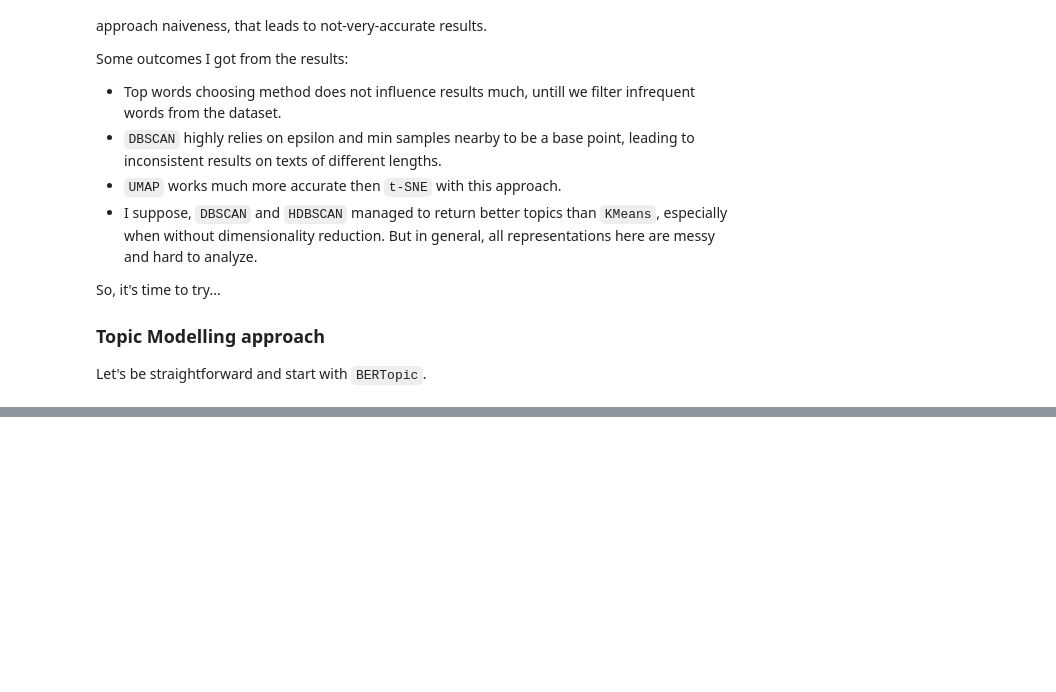
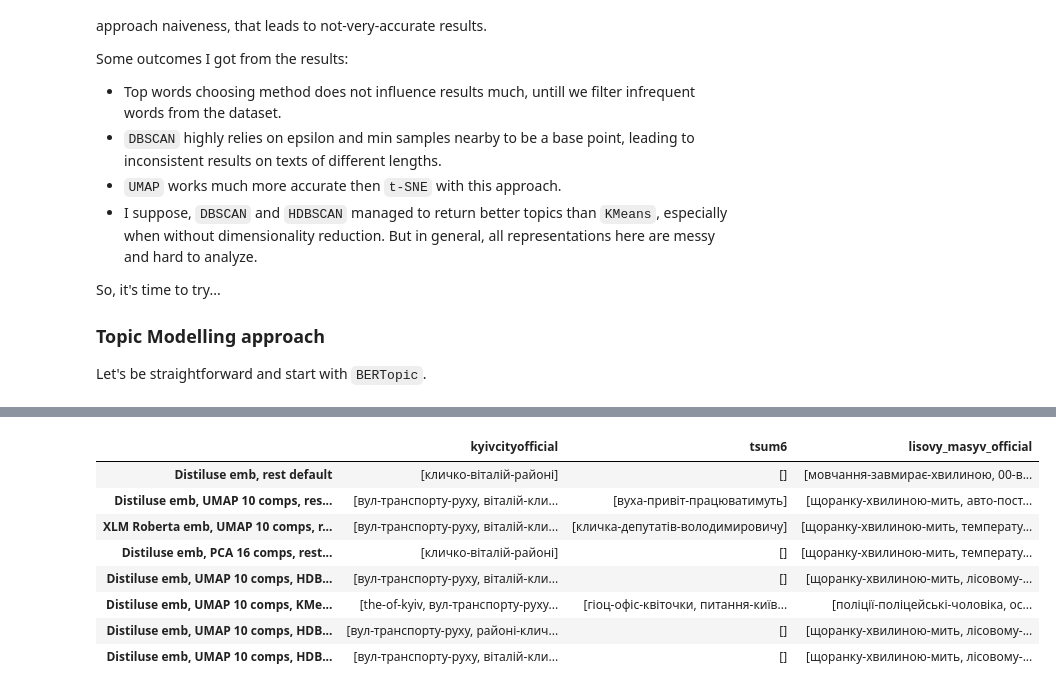
Before and after one commit to PrometheusUA/iasa_nlp_course, a Jupyter notebook: Lecture_7/homework/topic_modelling_shevtsov.ipynb, the cells around one changed output, grey strips where cells are left out. Saved outputs shown, nothing was run; the diff lists cells and outputs as text; code cells hidden in the pictures; blank space fills up the shorter version.

```diff
--- a/Lecture_7/homework/topic_modelling_shevtsov.ipynb
+++ b/Lecture_7/homework/topic_modelling_shevtsov.ipynb
@@ -646,7 +646,7 @@ sets_to_test = {
             verbose=False
         ),
     },
-    'Distiluse emb, UMAP 10 comps, HDBSCAN 15 cluster size rest default': {
+    'Distiluse emb, UMAP 10 comps, HDBSCAN 15 min cluster size, rest default': {
         'topic_model': BERTopic(
             embedding_model="sentence-transformers/distiluse-base-multilingual-cased-v2",
             umap_model = UMAP(n_neighbors=5, n_components=10, min_dist=0.0, metric='cosine', random_state=155),
@@ -654,15 +654,15 @@ sets_to_test = {
             verbose=False
         ),
     },
-    'Distiluse emb, UMAP 10 comps, HDBSCAN 15 cluster size rest default': {
+    'Distiluse emb, UMAP 10 comps, KMeans 10 clusters, rest default': {
         'topic_model': BERTopic(
             embedding_model="sentence-transformers/distiluse-base-multilingual-cased-v2",
             umap_model = UMAP(n_neighbors=5, n_components=10, min_dist=0.0, metric='cosine', random_state=155),
-            hdbscan_model = KMeans(n_clusters=20),
+            hdbscan_model = KMeans(n_clusters=10),
             verbose=False
         ),
     },
-    'Distiluse emb, UMAP 10 comps, HDBSCAN 15 cluster size, c-TF-IDF reduces frequent words, rest default': {
+    'Distiluse emb, UMAP 10 comps, HDBSCAN 15 min cluster size, c-TF-IDF reduces frequent words, rest default': {
         'topic_model': BERTopic(
             embedding_model="sentence-transformers/distiluse-base-multilingual-cased-v2",
             umap_model = UMAP(n_neighbors=5, n_components=10, min_dist=0.0, metric='cosine', random_state=155),
@@ -671,7 +671,7 @@ sets_to_test = {
             verbose=False
         ),
     },
-    'Distiluse emb, UMAP 10 comps, HDBSCAN 15 cluster size, c-TF-IDF + bm25, rest default': {
+    'Distiluse emb, UMAP 10 comps, HDBSCAN 15 min cluster size, c-TF-IDF + bm25, rest default': {
         'topic_model': BERTopic(
             embedding_model="sentence-transformers/distiluse-base-multilingual-cased-v2",
             umap_model = UMAP(n_neighbors=5, n_components=10, min_dist=0.0, metric='cosine', random_state=155),
@@ -680,16 +680,16 @@ sets_to_test = {
             verbose=False
         ),
     },
-    'Distiluse emb, UMAP 10 comps, HDBSCAN 15 cluster size, c-TF-IDF + bm25, GPT-3.5 rep': {
-        'topic_model': BERTopic(
-            embedding_model="sentence-transformers/distiluse-base-multilingual-cased-v2",
-            umap_model = UMAP(n_neighbors=5, n_components=10, min_dist=0.0, metric='cosine', random_state=155),
-            hdbscan_model = HDBSCAN(min_cluster_size=15),
-            ctfidf_model = ClassTfidfTransformer(bm25_weighting=True),
-            representation_model=representation_model,
-            verbose=False
-        ),
-    },
+    # 'Distiluse emb, UMAP 10 comps, HDBSCAN 15 cluster size, c-TF-IDF + bm25, GPT-3.5 rep': {
+    #     'topic_model': BERTopic(
+    #         embedding_model="sentence-transformers/distiluse-base-multilingual-cased-v2",
+    #         umap_model = UMAP(n_neighbors=5, n_components=10, min_dist=0.0, metric='cosine', random_state=155),
+    #         hdbscan_model = HDBSCAN(min_cluster_size=15),
+    #         ctfidf_model = ClassTfidfTransformer(bm25_weighting=True),
+    #         representation_model=representation_model,
+    #         verbose=False
+    #     ),
+    # },
 }
 
 result_df = pd.DataFrame(index = sets_to_test.keys(), columns = chosen_channels)
@@ -719,0 +720,9 @@ Special tokens have been added in the vocabulary, make sure the associated word
+|  | kyivcityofficial | tsum6 | lisovy_masyv_official |
+| Distiluse emb, rest default | [кличко-віталій-районі] | [] | [мовчання-завмирає-хвилиною, 00-в... |
+| Distiluse emb, UMAP 10 comps, res... | [вул-транспорту-руху, віталій-кли... | [вуха-привіт-працюватимуть] | [щоранку-хвилиною-мить, авто-пост... |
+| XLM Roberta emb, UMAP 10 comps, r... | [вул-транспорту-руху, віталій-кли... | [кличка-депутатів-володимировичу] | [щоранку-хвилиною-мить, температу... |
+| Distiluse emb, PCA 16 comps, rest... | [кличко-віталій-районі] | [] | [щоранку-хвилиною-мить, температу... |
+| Distiluse emb, UMAP 10 comps, HDB... | [вул-транспорту-руху, віталій-кли... | [] | [щоранку-хвилиною-мить, лісовому-... |
+| Distiluse emb, UMAP 10 comps, KMe... | [the-of-kyiv, вул-транспорту-руху... | [гіоц-офіс-квіточки, питання-київ... | [поліції-поліцейські-чоловіка, ос... |
+| Distiluse emb, UMAP 10 comps, HDB... | [вул-транспорту-руху, районі-клич... | [] | [щоранку-хвилиною-мить, лісовому-... |
+| Distiluse emb, UMAP 10 comps, HDB... | [вул-транспорту-руху, віталій-кли... | [] | [щоранку-хвилиною-мить, лісовому-... |
```
Also changed, not shown: parts of 11 cells of this notebook.
